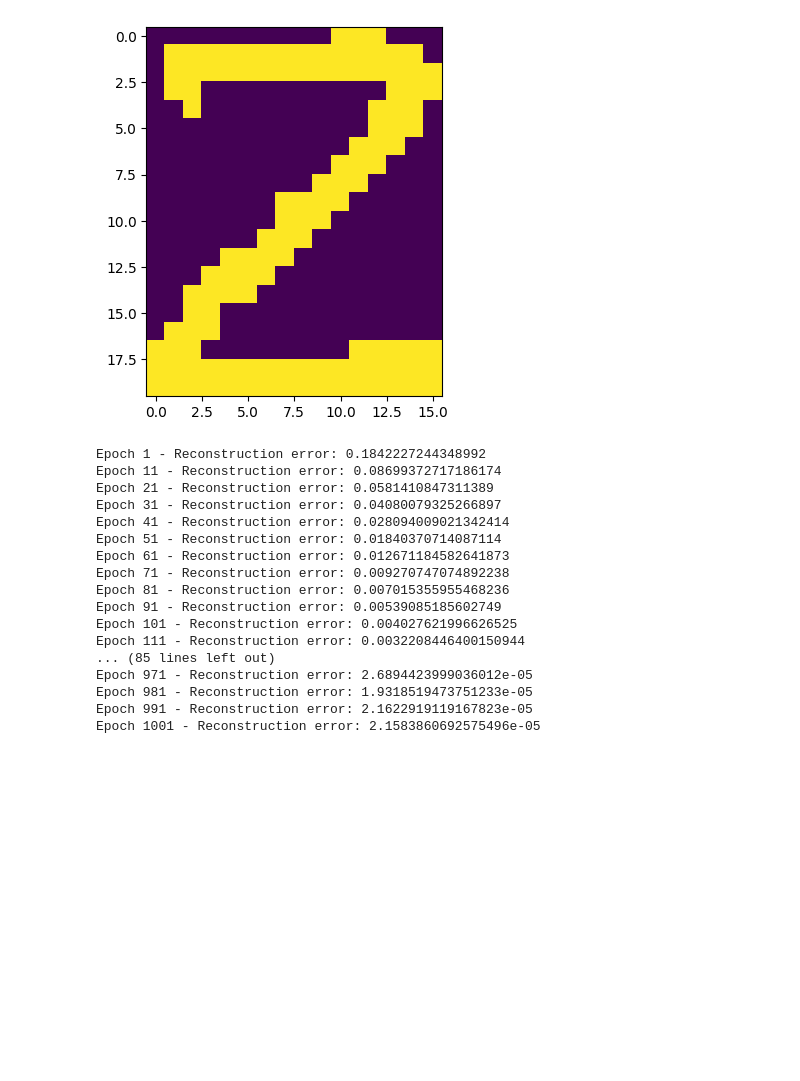
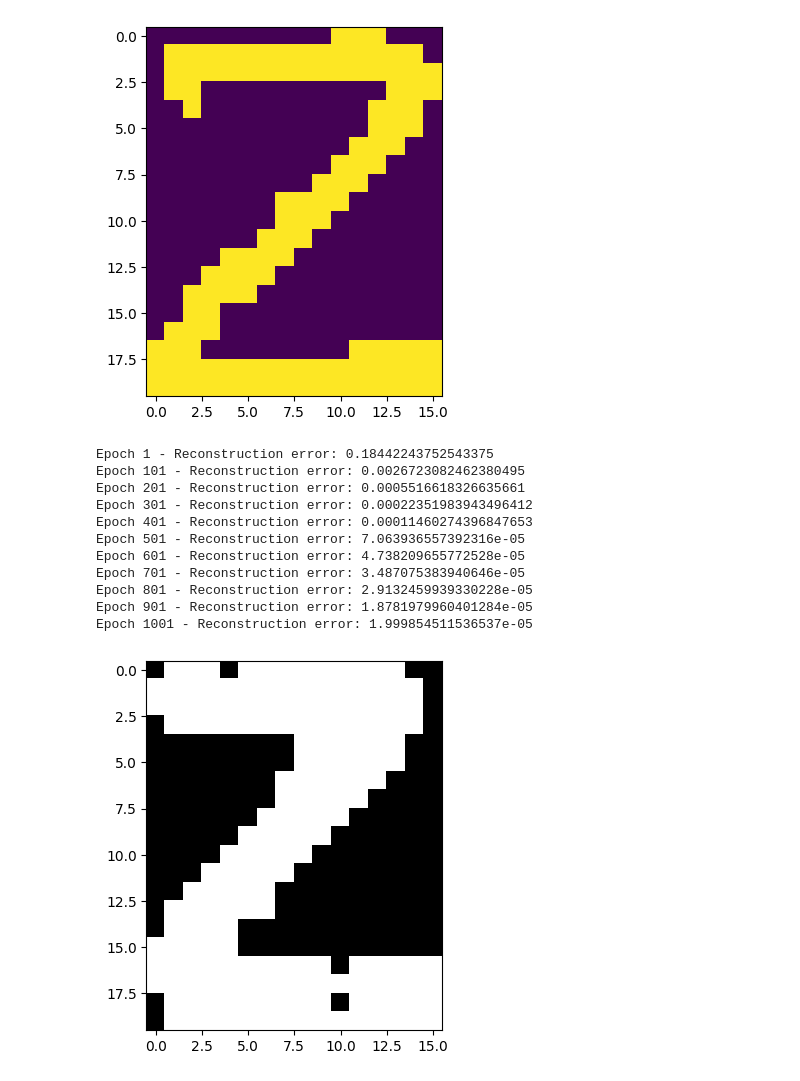
Before and after one commit to AugustinCombes/deeplearning2, a Jupyter notebook: main.ipynb, the cells around one changed output. Drawn from its saved outputs; the diff is of its cells as text; code cells hidden in the pictures; blank space fills up the shorter version.

```diff
--- a/main.ipynb
+++ b/main.ipynb
@@ -10,21 +12,17 @@ plt.imshow(BinaryAlphaDigitsDataset(restrict_labels=['z']).data[1])
 # %%
 rbm = init_RBM(320, 100)
 train_RBM(rbm, epochs=1001, ds=BinaryAlphaDigitsDataset(restrict_labels=['z']))
+generer_image_RBM(rbm, num_iterations=1000, num_images=1)
 # %% [output]
-Epoch 1 - Reconstruction error: 0.1842227244348992
-Epoch 11 - Reconstruction error: 0.08699372717186174
-Epoch 21 - Reconstruction error: 0.0581410847311389
-Epoch 31 - Reconstruction error: 0.04080079325266897
-Epoch 41 - Reconstruction error: 0.028094009021342414
-Epoch 51 - Reconstruction error: 0.01840370714087114
-Epoch 61 - Reconstruction error: 0.012671184582641873
-Epoch 71 - Reconstruction error: 0.009270747074892238
-Epoch 81 - Reconstruction error: 0.007015355955468236
-Epoch 91 - Reconstruction error: 0.00539085185602749
-Epoch 101 - Reconstruction error: 0.004027621996626525
-Epoch 111 - Reconstruction error: 0.0032208446400150944
-... (85 lines left out)
-Epoch 971 - Reconstruction error: 2.6894423999036012e-05
-Epoch 981 - Reconstruction error: 1.9318519473751233e-05
-Epoch 991 - Reconstruction error: 2.1622919119167823e-05
-Epoch 1001 - Reconstruction error: 2.1583860692575496e-05
+Epoch 1 - Reconstruction error: 0.18442243752543375
+Epoch 101 - Reconstruction error: 0.0026723082462380495
+Epoch 201 - Reconstruction error: 0.0005516618326635661
+Epoch 301 - Reconstruction error: 0.00022351983943496412
+Epoch 401 - Reconstruction error: 0.00011460274396847653
+Epoch 501 - Reconstruction error: 7.063936557392316e-05
+Epoch 601 - Reconstruction error: 4.738209655772528e-05
+Epoch 701 - Reconstruction error: 3.487075383940646e-05
+Epoch 801 - Reconstruction error: 2.9132459939330228e-05
+Epoch 901 - Reconstruction error: 1.8781979960401284e-05
+Epoch 1001 - Reconstruction error: 1.999854511536537e-05
+[figure, added]
```
Also changed, not shown: parts of 9 cells of this notebook, 2 other files.
